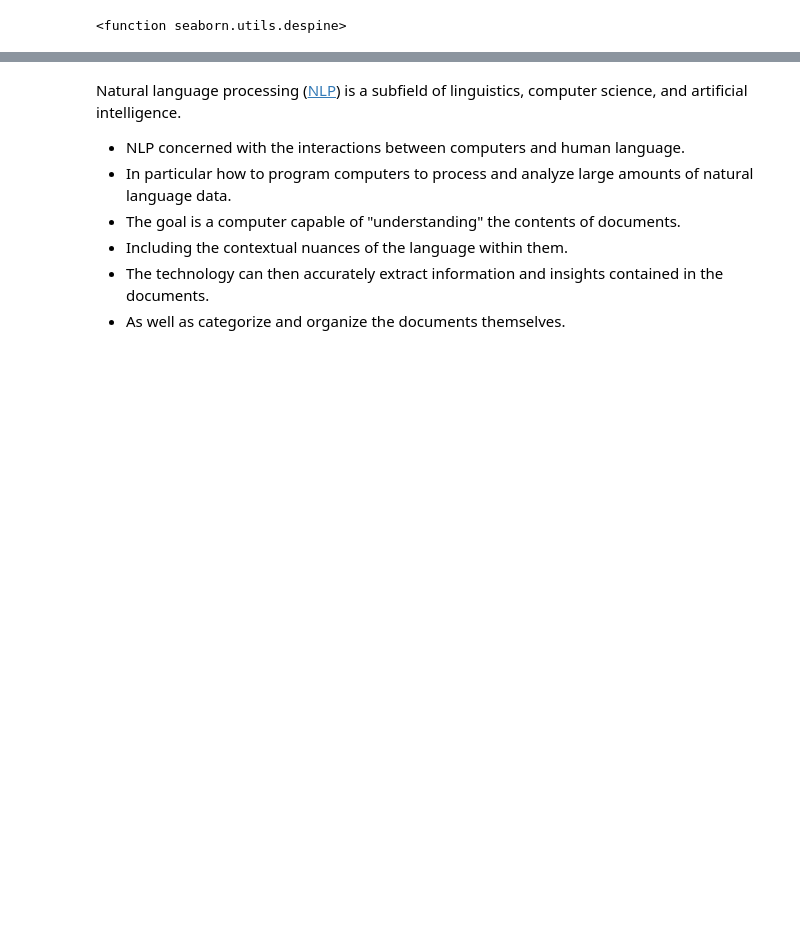
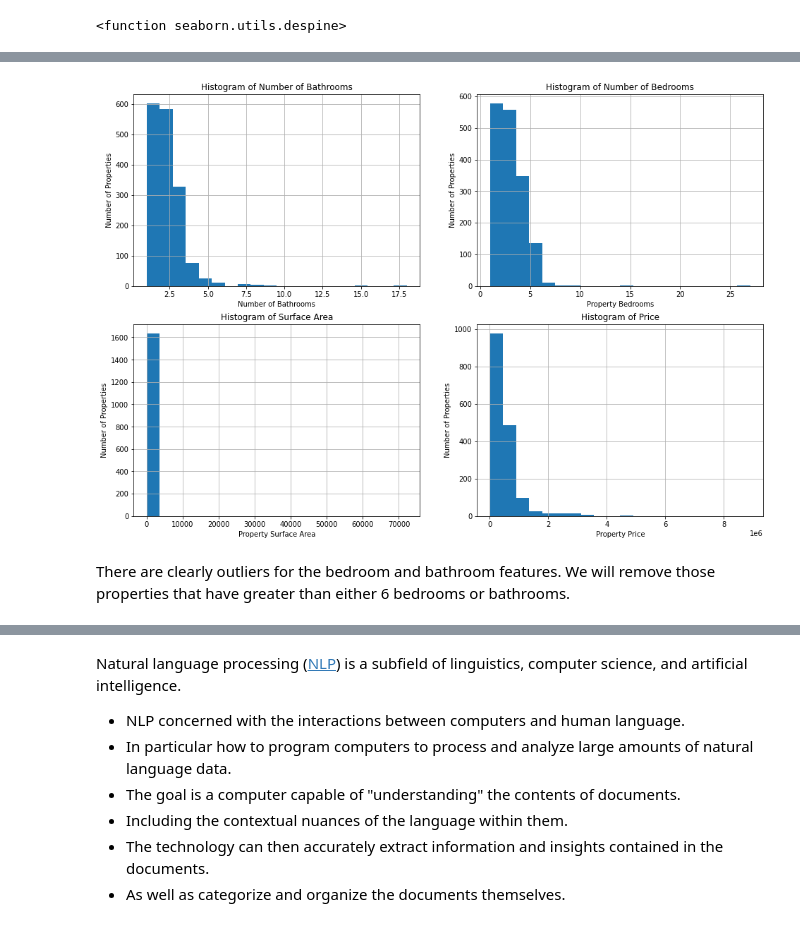
Before and after one commit to markdevine/ET5003_SEM1_2021-2, a Jupyter notebook: ET5003_KaggleCompetition_MarkDevine_19187289.ipynb, the cells around one changed output, grey strips where cells are left out. Drawn from its saved outputs; the diff is of its cells as text; code cells hidden in the pictures; blank space fills up the shorter version.

```diff
--- a/ET5003_KaggleCompetition_MarkDevine_19187289.ipynb
+++ b/ET5003_KaggleCompetition_MarkDevine_19187289.ipynb
@@ -387,0 +415,33 @@ sns.despine
+# %%
+# plot the histograms for the attributes price, bathrooms, beds, ber_classification, property_type, surface
+fig = plt.figure(figsize=(16,35))
+
+ax1 = fig.add_subplot(6, 2, 1)
+ax1.set_title("Histogram of Number of Bathrooms")
+ax1.set_xlabel('Number of Bathrooms')
+ax1.set_ylabel('Number of Properties')
+df_train['Num_Bathrooms'].hist(bins=20)
+
+ax2 = fig.add_subplot(6, 2, 2)
+ax2.set_title("Histogram of Number of Bedrooms")
+ax2.set_xlabel('Property Bedrooms')
+ax2.set_ylabel('Number of Properties')
+df_train['Num_Beds'].hist(bins=20)
+
+ax3 = fig.add_subplot(6, 2, 3)
+ax3.set_title("Histogram of Surface Area")
+ax3.set_xlabel('Property Surface Area')
+ax3.set_ylabel('Number of Properties')
+df_train['Surface'].hist(bins=20)
+
+ax4 = fig.add_subplot(6, 2, 4)
+ax4.set_title("Histogram of Price")
+ax4.set_xlabel('Property Price')
+ax4.set_ylabel('Number of Properties')
+df_train['Price'].hist(bins=20)
+
+plt.show()
+# %% [output]
+[figure, added]
+# %% [markdown]
+There are clearly outliers for the bedroom and bathroom features. We will remove those properties that have greater than either 6 bedrooms or bathrooms.
```
Also changed, not shown: parts of 12 cells of this notebook.
